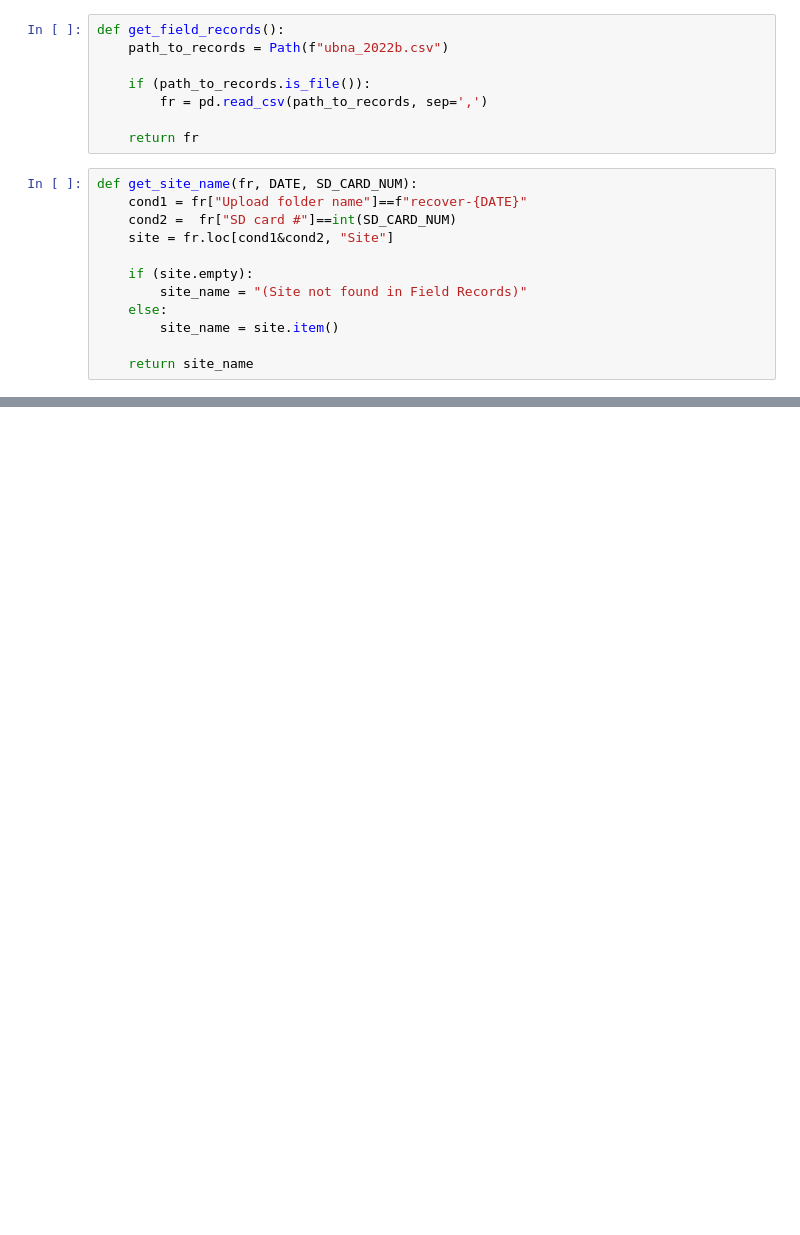
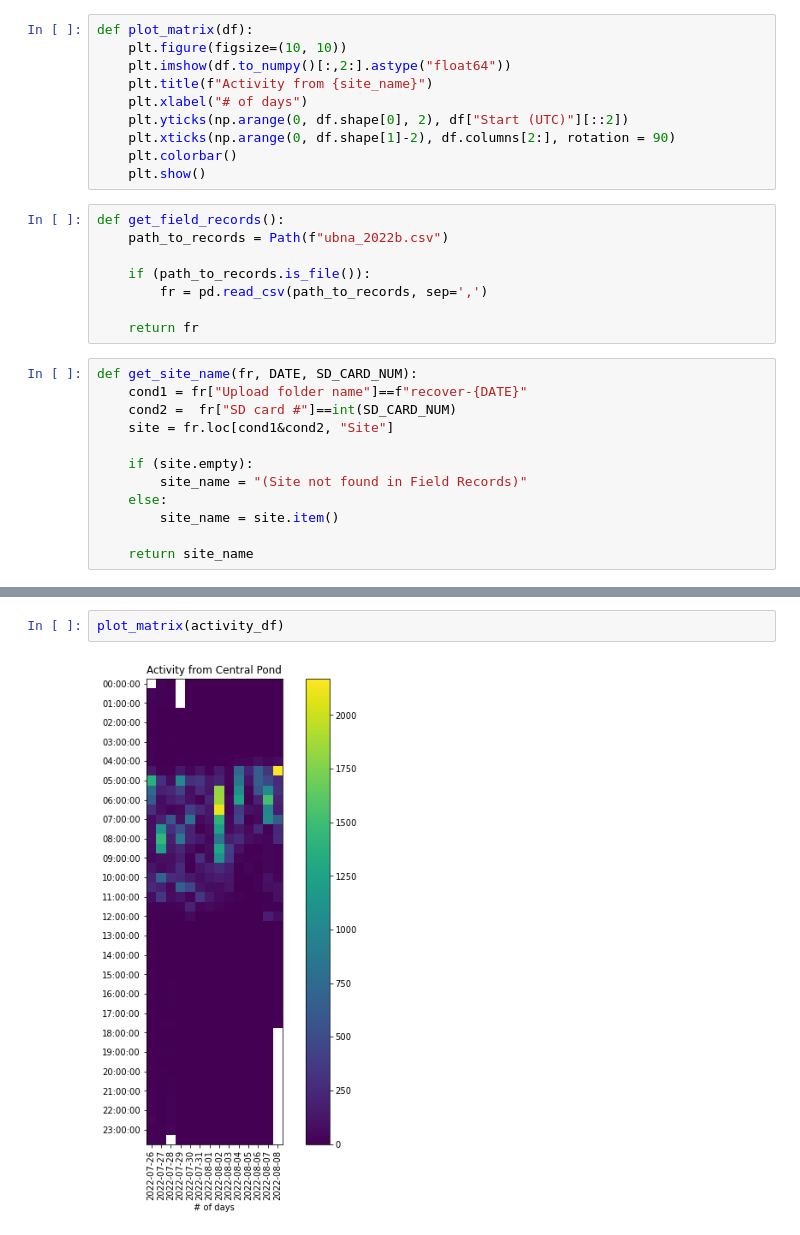
Before and after one commit to uw-echospace/ubna-field, a Jupyter notebook: notebooks/call_number_plotter.ipynb, the cells around one changed output, grey strips where cells are left out. Drawn from its saved outputs; the diff is of its cells as text; blank space fills up the shorter version.

```diff
--- a/notebooks/call_number_plotter.ipynb
+++ b/notebooks/call_number_plotter.ipynb
@@ -140,6 +141,16 @@ def plot_total(df, site, save=False):
         save_dir.mkdir(parents=True, exist_ok=True)
         save_path = Path(f"{save_folder}/activity.png")
         fig.get_figure().savefig(save_path, facecolor='w', bbox_inches = "tight")
+# %%
+def plot_matrix(df):
+    plt.figure(figsize=(10, 10))
+    plt.imshow(df.to_numpy()[:,2:].astype("float64"))
+    plt.title(f"Activity from {site_name}")
+    plt.xlabel("# of days")
+    plt.yticks(np.arange(0, df.shape[0], 2), df["Start (UTC)"][::2])
+    plt.xticks(np.arange(0, df.shape[1]-2), df.columns[2:], rotation = 90)
+    plt.colorbar()
+    plt.show()
 # %%
 def get_field_records():
     path_to_records = Path(f"ubna_2022b.csv")
@@ -303,0 +320,4 @@ df
+# %%
+plot_matrix(activity_df)
+# %% [output]
+[figure, added]
```
Also changed, not shown: parts of 14 cells of this notebook, 1 other file.
